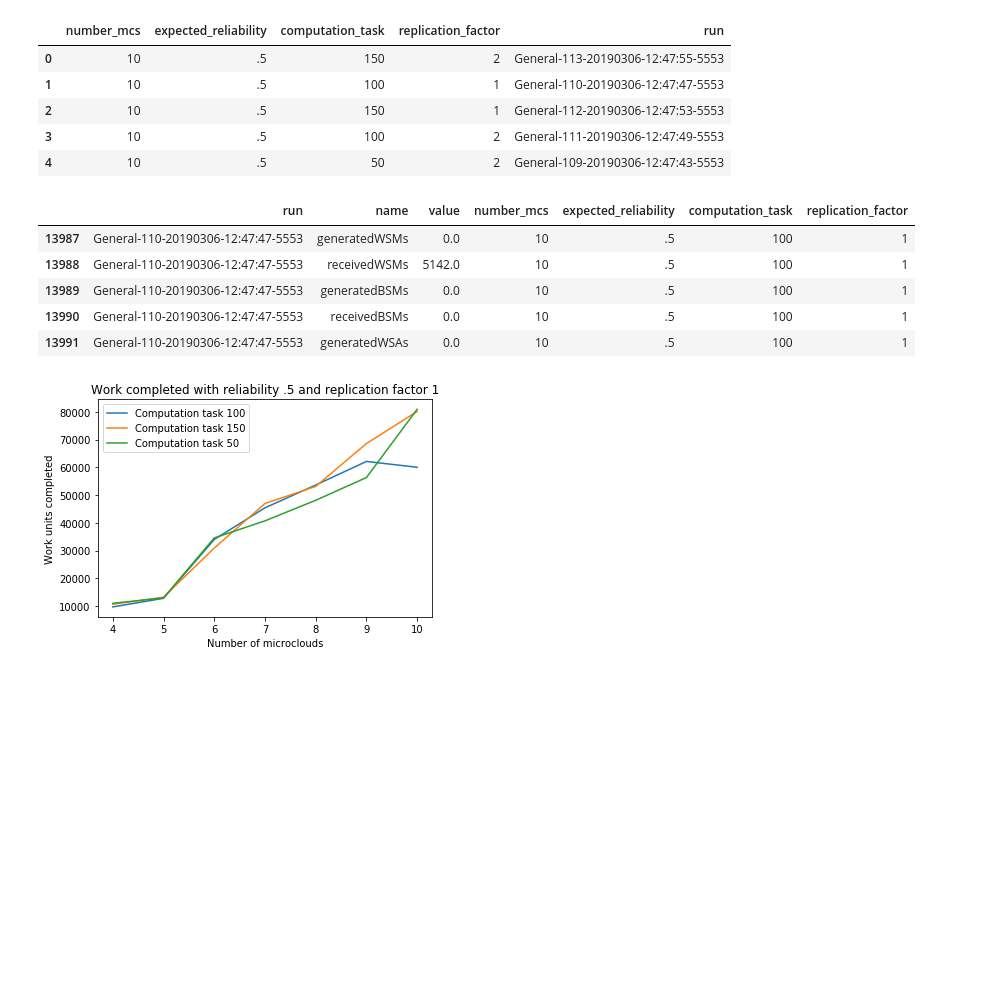
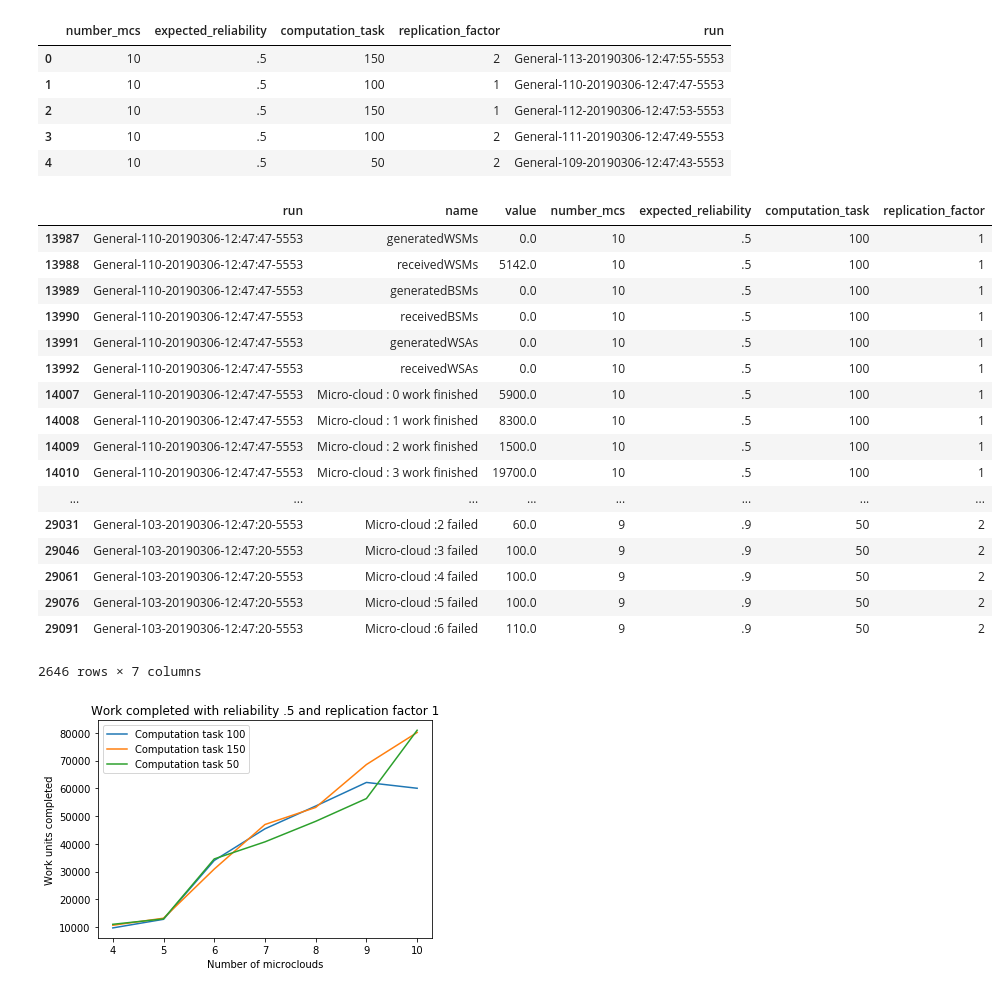
Before and after one commit to JuanMantica123/Veins_Research, a Jupyter notebook: simulations/PasubioSimulation/RandomForestNotebook.ipynb, the cells around one changed output. Saved outputs shown, nothing was run; the diff lists cells and outputs as text; code cells hidden in the pictures; blank space fills up the shorter version.

```diff
--- a/simulations/PasubioSimulation/RandomForestNotebook.ipynb
+++ b/simulations/PasubioSimulation/RandomForestNotebook.ipynb
@@ -50,11 +51,23 @@ run_attrs_df.head()
 # %%
 final_df = scalar.join(run_attrs_df.set_index('run'), on='run')
 # %%
-final_df.head()
+final_df
 # %% [output]
 |  | run | name | value | number_mcs | expected_reliability | computation_task | replication_factor |
 | 13987 | General-110-20190306-12:47:47-5553 | generatedWSMs | 0.0 | 10 | .5 | 100 | 1 |
 | 13988 | General-110-20190306-12:47:47-5553 | receivedWSMs | 5142.0 | 10 | .5 | 100 | 1 |
 | 13989 | General-110-20190306-12:47:47-5553 | generatedBSMs | 0.0 | 10 | .5 | 100 | 1 |
 | 13990 | General-110-20190306-12:47:47-5553 | receivedBSMs | 0.0 | 10 | .5 | 100 | 1 |
 | 13991 | General-110-20190306-12:47:47-5553 | generatedWSAs | 0.0 | 10 | .5 | 100 | 1 |
+| 13992 | General-110-20190306-12:47:47-5553 | receivedWSAs | 0.0 | 10 | .5 | 100 | 1 |
+| 14007 | General-110-20190306-12:47:47-5553 | Micro-cloud : 0 work finished | 5900.0 | 10 | .5 | 100 | 1 |
+| 14008 | General-110-20190306-12:47:47-5553 | Micro-cloud : 1 work finished | 8300.0 | 10 | .5 | 100 | 1 |
+| 14009 | General-110-20190306-12:47:47-5553 | Micro-cloud : 2 work finished | 1500.0 | 10 | .5 | 100 | 1 |
+| 14010 | General-110-20190306-12:47:47-5553 | Micro-cloud : 3 work finished | 19700.0 | 10 | .5 | 100 | 1 |
+| ... | ... | ... | ... | ... | ... | ... | ... |
+| 29031 | General-103-20190306-12:47:20-5553 | Micro-cloud :2 failed | 60.0 | 9 | .9 | 50 | 2 |
+| 29046 | General-103-20190306-12:47:20-5553 | Micro-cloud :3 failed | 100.0 | 9 | .9 | 50 | 2 |
+| 29061 | General-103-20190306-12:47:20-5553 | Micro-cloud :4 failed | 100.0 | 9 | .9 | 50 | 2 |
+| 29076 | General-103-20190306-12:47:20-5553 | Micro-cloud :5 failed | 100.0 | 9 | .9 | 50 | 2 |
+| 29091 | General-103-20190306-12:47:20-5553 | Micro-cloud :6 failed | 110.0 | 9 | .9 | 50 | 2 |
+2646 rows × 7 columns
```
Also changed, not shown: parts of 21 cells of this notebook, 24 other files.
